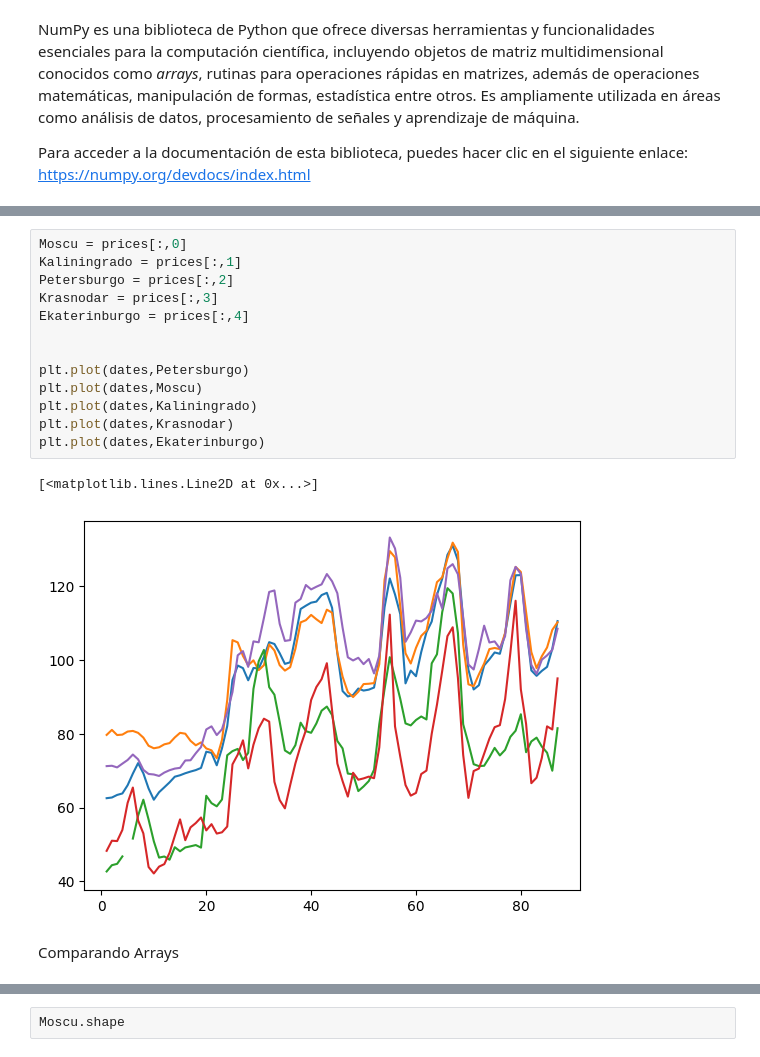
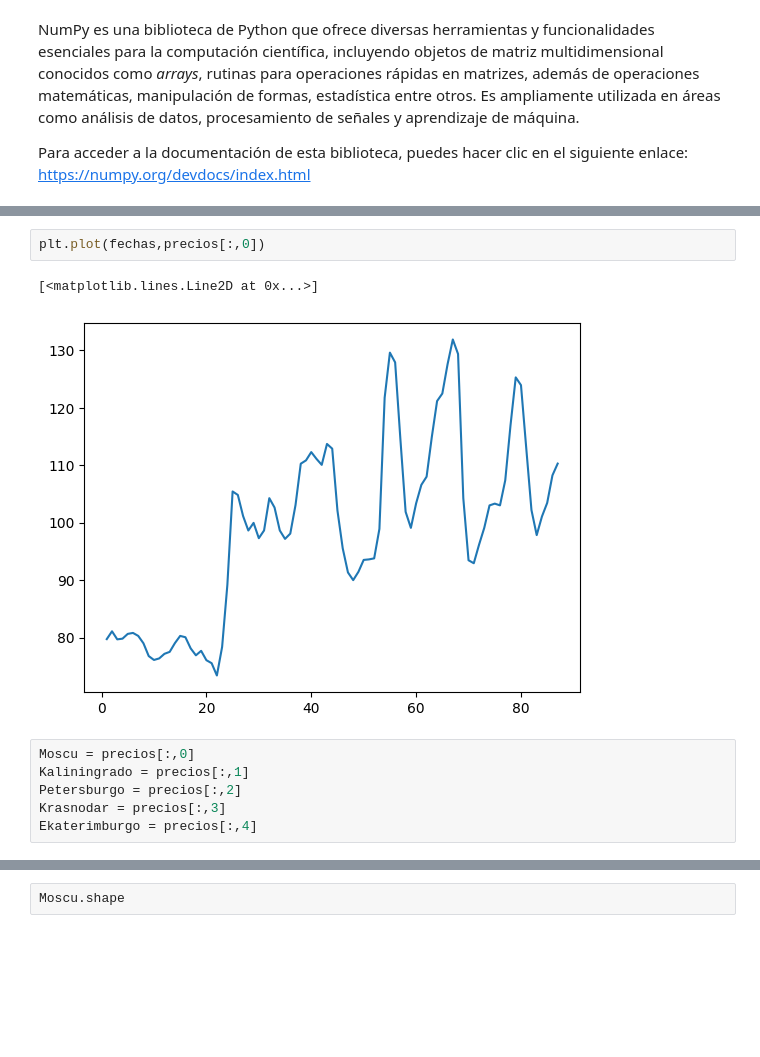
Before and after one commit to leonardotrill/numpy, a Jupyter notebook: Numpy.ipynb, the cells around one changed output, grey strips where cells are left out. Drawn from its saved outputs; the diff is of its cells as text; blank space fills up the shorter version.

```diff
--- a/Numpy.ipynb
+++ b/Numpy.ipynb
@@ -102,18 +151,11 @@ plt.plot(dates,prices[:,0])
-# %%
-Moscu = prices[:,0]
-Kaliningrado = prices[:,1]
-Petersburgo = prices[:,2]
-Krasnodar = prices[:,3]
-Ekaterinburgo = prices[:,4]
-
-
-plt.plot(dates,Petersburgo)
-plt.plot(dates,Moscu)
-plt.plot(dates,Kaliningrado)
-plt.plot(dates,Krasnodar)
-plt.plot(dates,Ekaterinburgo)
-# %% [output]
-[<matplotlib.lines.Line2D at 0x...>]
-[figure, removed]
-# %% [markdown]
-Comparando Arrays
+# %%
+plt.plot(fechas,precios[:,0])
+# %% [output]
+[<matplotlib.lines.Line2D at 0x...>]
+[figure, added]
+# %%
+Moscu = precios[:,0]
+Kaliningrado = precios[:,1]
+Petersburgo = precios[:,2]
+Krasnodar = precios[:,3]
+Ekaterimburgo = precios[:,4]
```
Also changed, not shown: parts of 70 cells of this notebook.
